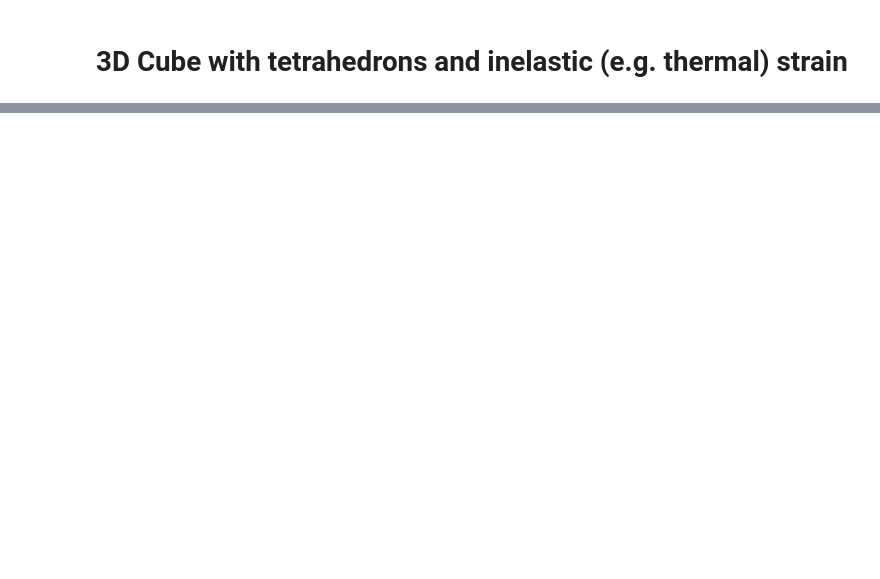
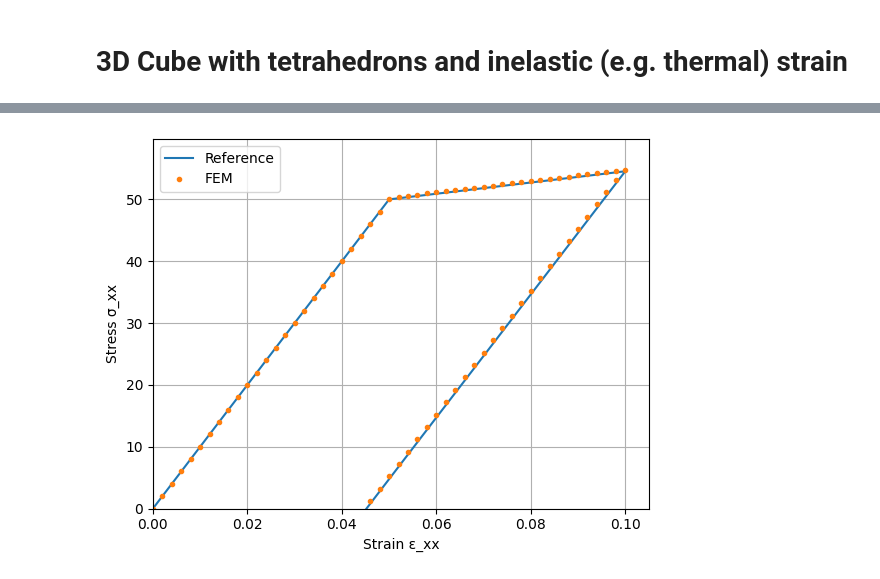
Before and after one commit to meyer-nils/torch-fem, a Jupyter notebook: examples/basic/solid.ipynb, the cells around one changed output, grey strips where cells are left out. Saved outputs shown, nothing was run; the diff lists cells and outputs as text; code cells hidden in the pictures; blank space fills up the shorter version.

```diff
--- a/examples/basic/solid.ipynb
+++ b/examples/basic/solid.ipynb
@@ -166,0 +203,20 @@ Mean stress in x is 99.99996948242188. It should be 100.0.
+# %%
+E = 1000.0
+nu = 0.3
+sigma_y = 50.0
+k = 100.0
+
+# Elastic properties
+material = Isotropic(E=E, nu=nu)
+C = material.C()
+G = material.G()
+
+
+# Hardening function
+def sigma_f(q):
+    return sigma_y + k * q
+
+
+# Derivative of the hardening function
+def sigma_f_prime(q):
+    return k
@@ -166,0 +347,16 @@ Mean stress in x is 99.99996948242188. It should be 100.0.
+# %%
+ref_strain = [0.0, sigma_y / E, max(strain), max(strain) - max(stress) / E]
+ref_stress = [0.0, sigma_y, k * E / (k + E) * (max(strain) + sigma_y / k), 0]
+
+
+plt.plot(ref_strain, ref_stress, "-", label="Reference")
+plt.plot(strain, stress, ".", label="FEM")
+plt.xlabel("Strain ε_xx")
+plt.ylabel("Stress σ_xx")
+plt.ylim(bottom=0)
+plt.xlim(left=0)
+plt.grid()
+plt.legend()
+plt.show()
+# %% [output]
+[figure, added]
```
Also changed, not shown: parts of 15 cells of this notebook.
